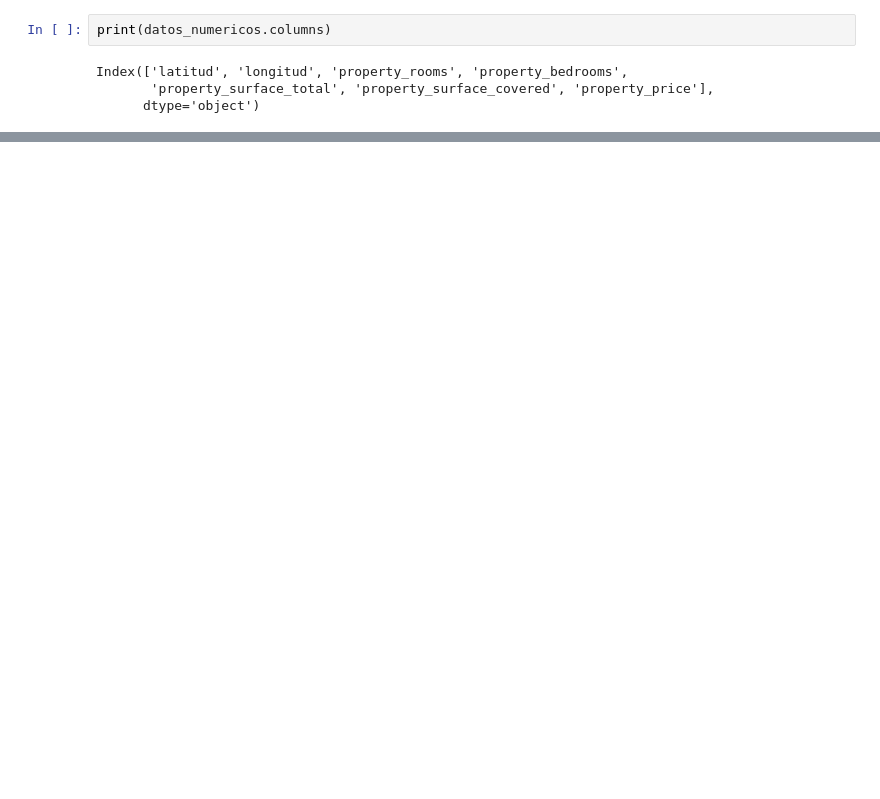
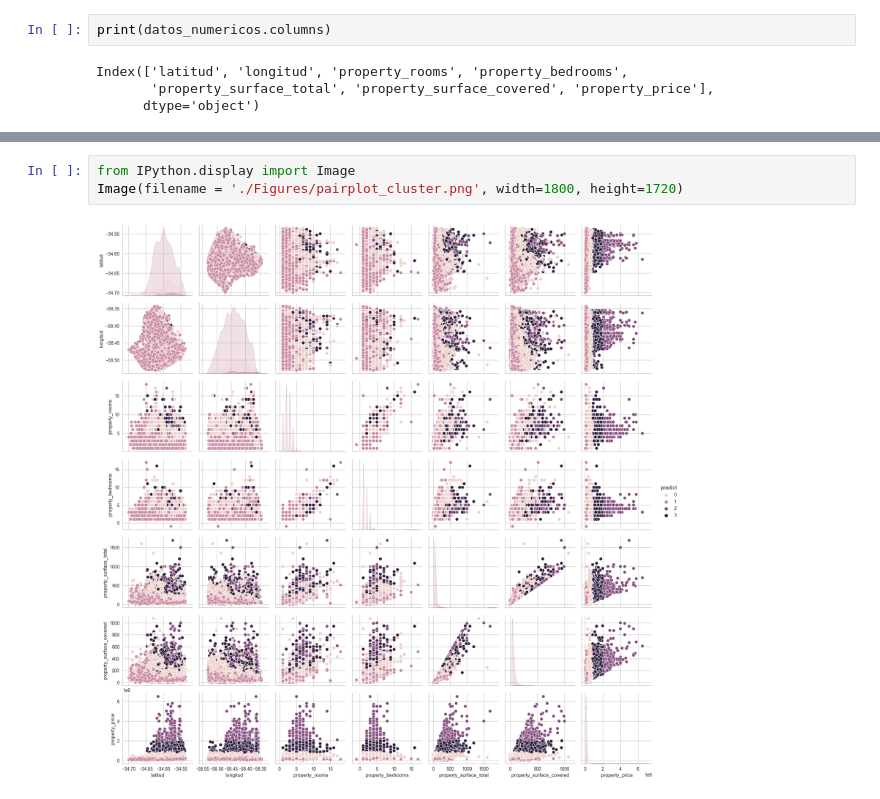
Before and after one commit to iankvdh/Organizacion-de-Datos-2C2022-GRUPO22, a Jupyter notebook: 7506R_TP1_GRUPO22_ENTREGA_AGRUPAMIENTO.ipynb, the cells around one changed output, grey strips where cells are left out. Drawn from its saved outputs; the diff is of its cells as text; blank space fills up the shorter version.

```diff
--- a/7506R_TP1_GRUPO22_ENTREGA_AGRUPAMIENTO.ipynb
+++ b/7506R_TP1_GRUPO22_ENTREGA_AGRUPAMIENTO.ipynb
@@ -169,0 +189,5 @@ NameError: name 'x_ejemplo1' is not defined
+# %%
+from IPython.display import Image
+Image(filename = './Figures/pairplot_cluster.png', width=1800, height=1720)
+# %% [output]
+[figure, added]
```
Also changed, not shown: parts of 20 cells of this notebook.
